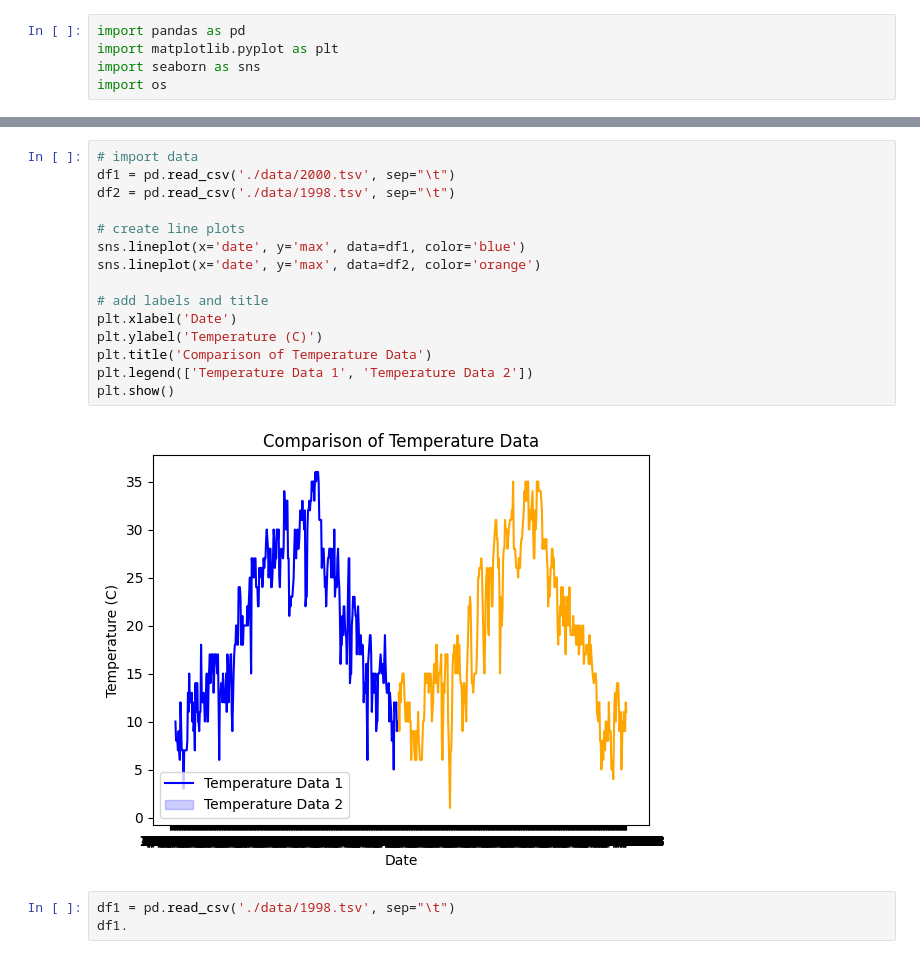
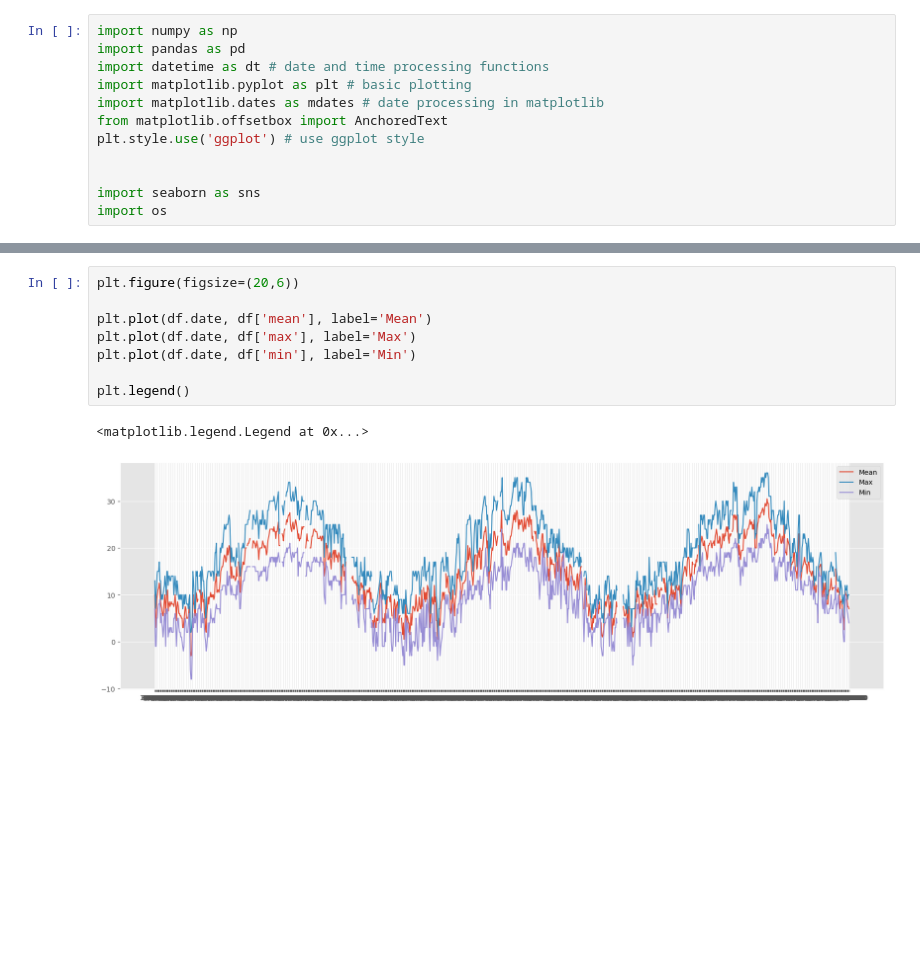
Before and after one commit to lorenzo-arcioni/climate-change-analysis, a Jupyter notebook: analysis_notebook.ipynb, the cells around one changed output, grey strips where cells are left out. Saved outputs shown, nothing was run; the diff lists cells and outputs as text; blank space fills up the shorter version.

```diff
--- a/analysis_notebook.ipynb
+++ b/analysis_notebook.ipynb
@@ -1,5 +1,12 @@
 # %%
+import numpy as np
 import pandas as pd
-import matplotlib.pyplot as plt
+import datetime as dt # date and time processing functions
+import matplotlib.pyplot as plt # basic plotting
+import matplotlib.dates as mdates # date processing in matplotlib
+from matplotlib.offsetbox import AnchoredText
+plt.style.use('ggplot') # use ggplot style
+
+
 import seaborn as sns
 import os
@@ -36,20 +43,11 @@ df.head()
-# %%
-# import data
-df1 = pd.read_csv('./data/2000.tsv', sep="\t")
-df2 = pd.read_csv('./data/1998.tsv', sep="\t")
-
-# create line plots
-sns.lineplot(x='date', y='max', data=df1, color='blue')
-sns.lineplot(x='date', y='max', data=df2, color='orange')
-
-# add labels and title
-plt.xlabel('Date')
-plt.ylabel('Temperature (C)')
-plt.title('Comparison of Temperature Data')
-plt.legend(['Temperature Data 1', 'Temperature Data 2'])
-plt.show()
-# %% [output]
-[figure, removed]
-# %%
-df1 = pd.read_csv('./data/1998.tsv', sep="\t")
-df1.
+# %%
+plt.figure(figsize=(20,6))
+
+plt.plot(df.date, df['mean'], label='Mean')
+plt.plot(df.date, df['max'], label='Max')
+plt.plot(df.date, df['min'], label='Min')
+
+plt.legend()
+# %% [output]
+<matplotlib.legend.Legend at 0x...>
+[figure, added]
```
Also changed, not shown: parts of 3 cells of this notebook.
